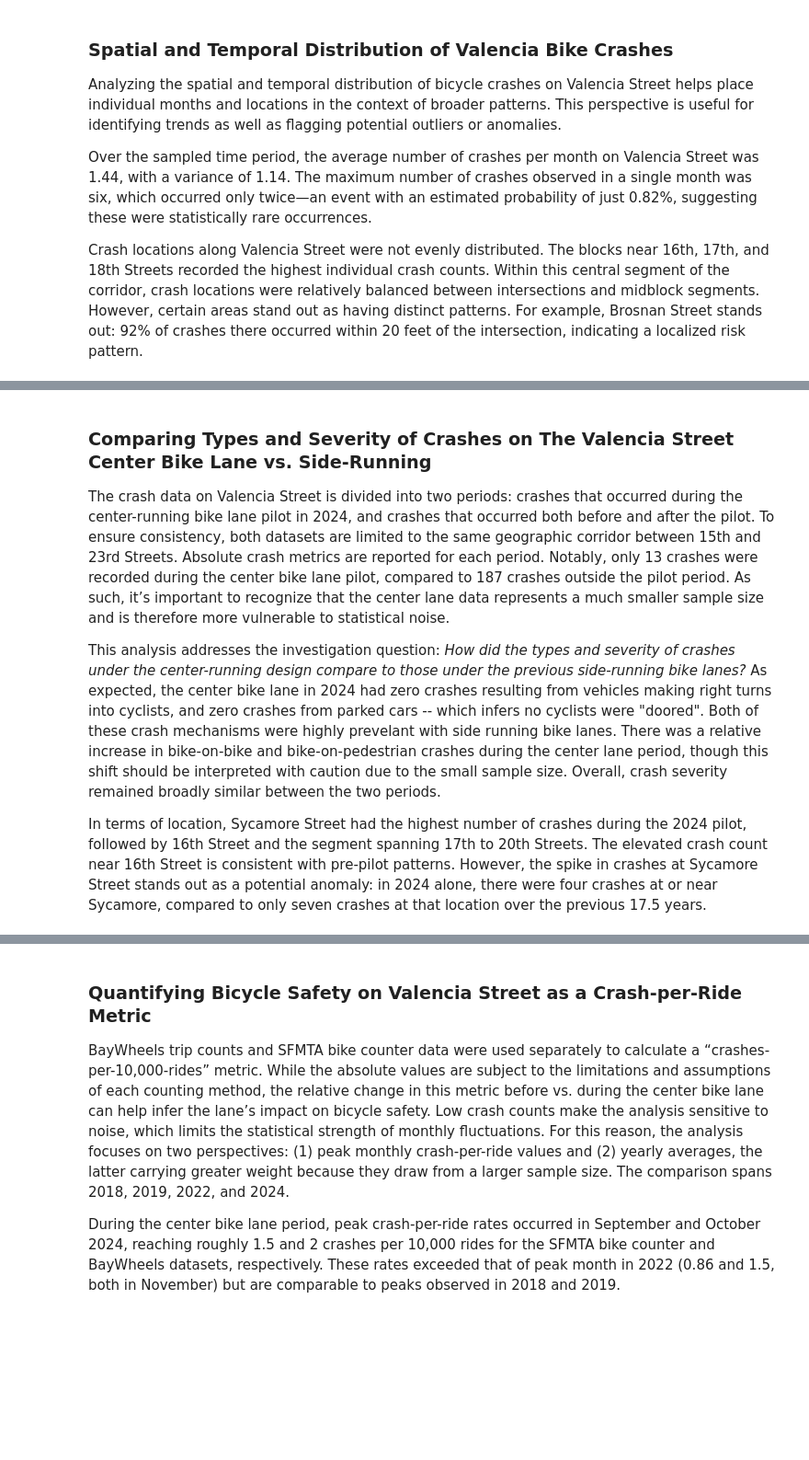
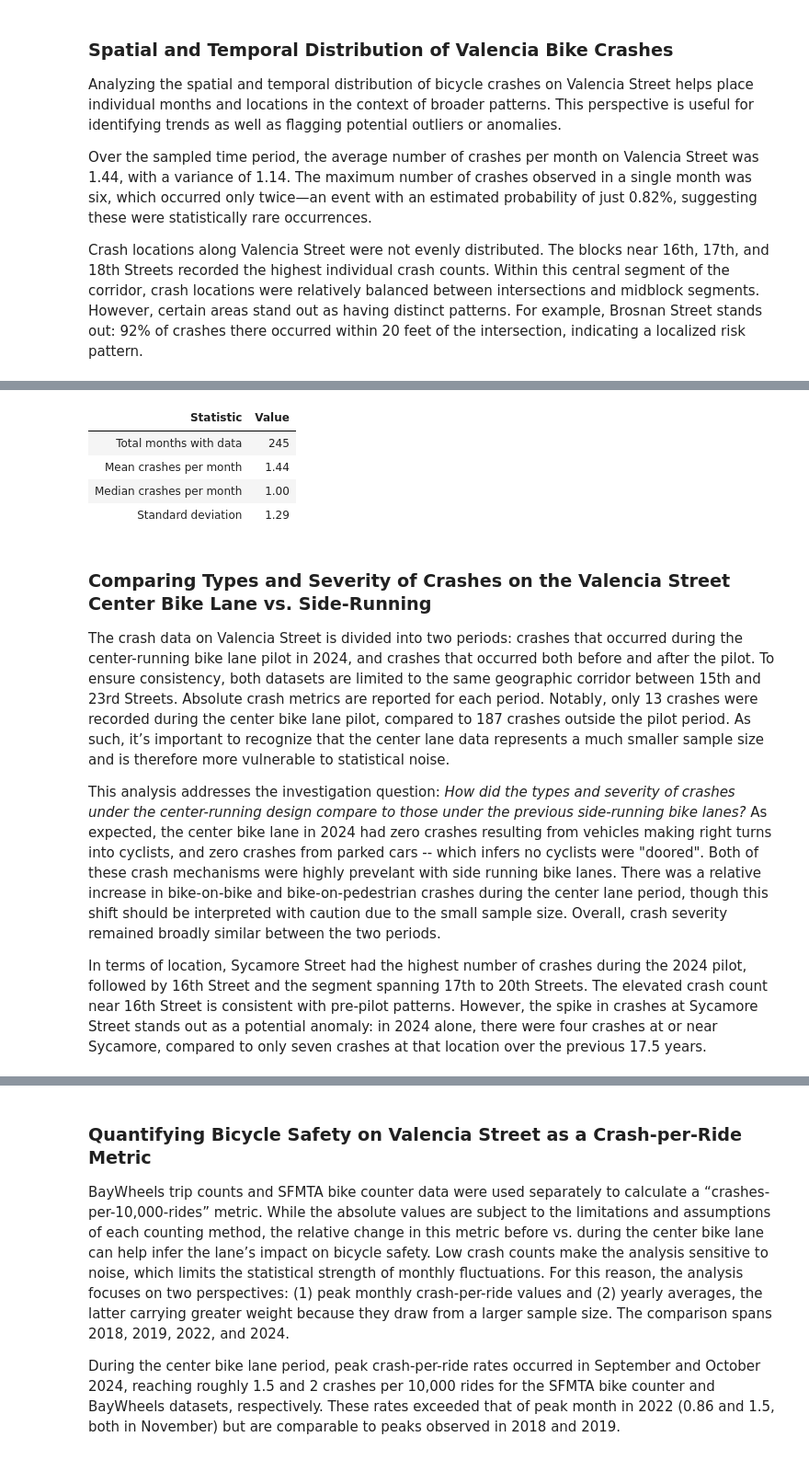
Before and after one commit to los-sama/valencia_bike_lane, a Jupyter notebook: notebooks/valencia_bike_lane_safety.ipynb, the cells around one changed output, grey strips where cells are left out. Shown at 92% size. Saved outputs shown, nothing was run; the diff lists cells and outputs as text; code cells hidden in the pictures; blank space fills up the shorter version.

```diff
--- a/notebooks/valencia_bike_lane_safety.ipynb
+++ b/notebooks/valencia_bike_lane_safety.ipynb
@@ -478,6 +538,7 @@ Over the sampled time period, the average number of crashes per month on Valenci
 Crash locations along Valencia Street were not evenly distributed. The blocks near 16th, 17th, and 18th Streets recorded the highest individual crash counts. Within this central segment of the corridor, crash locations were relatively balanced between intersections and midblock segments. However, certain areas stand out as having distinct patterns. For example, Brosnan Street stands out: 92% of crashes there occurred within 20 feet of the intersection, indicating a localized risk pattern.
 # %%
 from sklearn.cluster import KMeans
+from IPython.display import display, HTML
 
 # where do valencia bike crashes happen?
 
@@ -519,7 +580,7 @@ for site in cluster_summary.index:
         lat=[lat],
         lon=[lon],
         mode='markers',
-        marker=dict(size=count, color='blue', opacity=0.6),
+        marker=dict(size=count, color='lightblue', opacity=0.6),
         name=cluster_summary.loc[site, 'secondary_rd'] + ' (' + str(count) + ' crashes)',
     ))
 
@@ -528,11 +589,11 @@ center_lat = cluster_summary['latitude'].mean()
 center_lon = cluster_summary['longitude'].mean()
 fig.update_layout(
     map=dict(
-        style='carto-positron',  # Simpler, clean street map style
+        style='carto-darkmatter',  # Dark theme street map style
         center=dict(lat=center_lat, lon=center_lon),
         zoom=13,
     ),
-    margin={"r":0,"t":40,"l":0,"b":0},  # Increase top margin for title
+    margin={"r":0,"t":40,"l":0,"b":0},
     title=dict(
         text="Valencia Street Bike Crash Locations",
         font=dict(size=20),
@@ -569,16 +630,15 @@ for intersection_type in cross_street_intersection_data.columns:
 
 # Update layout for stacked bar chart
 fig_cross_streets.update_layout(
-    title='Valencia Street Bike Crashes by Cross Street and Location Type (Top 15)',
+    title='Valencia Street Bike Crashes by Cross Street and Block Location (Top 15)',
     xaxis_title='Cross Street',
     yaxis_title='Number of Crashes',
     xaxis_tickangle=-45,
     barmode='stack',
-    legend_title='Crash Location Type'
+    legend_title='Block Location'
 )
 
 fig_cross_streets.show()
-
 
 # Extract year-month from valencia_bike_crashes
 valencia_bike_crashes_copy = valencia_bike_crashes.copy()
@@ -625,7 +685,7 @@ fig_histogram.add_trace(go.Histogram(
 ))
 
 fig_histogram.update_layout(
-    title='Distribution of Valencia Street Bike Crash Frequency',
+    title='Distribution of Valencia Street Bike Crash Monthly Frequency',
     xaxis_title='Number of Crashes per Month',
     yaxis_title='Probability',
     showlegend=False
@@ -633,17 +693,55 @@ fig_histogram.update_layout(
 
 fig_histogram.show()
 
-# Print summary statistics
-print(f"Valencia bike crashes summary statistics:")
-print(f"Total months with data: {len(crashes_per_month)}")
-print(f"Mean crashes per month: {crashes_per_month.mean():.2f}")
-print(f"Median crashes per month: {crashes_per_month.median():.2f}")
-print(f"Standard deviation: {crashes_per_month.std():.2f}")
+# Print summary statistics as a dark themed HTML table
 
+summary_stats = {
+    "Total months with data": len(crashes_per_month),
+    "Mean crashes per month": f"{crashes_per_month.mean():.2f}",
+    "Median crashes per month": f"{crashes_per_month.median():.2f}",
+    "Standard deviation": f"{crashes_per_month.std():.2f}"
+}
 
-# Print time range information
-print(f"Time period covered: {crashes_per_month.index.min()} to {crashes_per_month.index.max()}")
-print(f"Total time span: {len(crashes_per_month)} months")
+html_table = """
+<style>
+.dark-table {
+    background: #222;
+    color: #eee;
+    border-collapse: collapse;
+\    margin: 10px 0;
+    font-family: 'Segoe UI', Arial, sans-serif;
+}
+.dark-table th, .dark-table td {
+    border: 1px solid #444;
+    padding: 8px 12px;
+    text-align: left;
+}
+.dark-table th {
+    background: #333;
+    color: #ffb347;
+}
+.dark-table tr:nth-child(even) {
+    background: #282828;
+}
+</style>
+<center>
+<table class="dark-table" style="width: 40%; margin: 10px 0;">
+    <thead>
+        <tr>
+            <th>Statistic</th>
+            <th>Value</th>
+        </tr>
+    </thead>
+    <tbody>
+"""
+for stat, value in summary_stats.items():
+    html_table += f"<tr><td>{stat}</td><td>{value}</td></tr>"
+html_table += """
+    </tbody>
+</table></center>
+"""
+
+display(HTML(html_table))
 # %% [output]
 [interactive output not drawn]
 [interactive output not drawn]
@@ -658,5 +749,10 @@ Total time span: 245 months
+| Statistic | Value |
+| Total months with data | 245 |
+| Mean crashes per month | 1.44 |
+| Median crashes per month | 1.00 |
+| Standard deviation | 1.29 |
 # %% [markdown]
-### Comparing Types and Severity of Crashes on The Valencia Street Center Bike Lane vs. Side-Running
+### Comparing Types and Severity of Crashes on the Valencia Street Center Bike Lane vs. Side-Running
 
 The crash data on Valencia Street is divided into two periods: crashes that occurred during the center-running bike lane pilot in 2024, and crashes that occurred both before and after the pilot. To ensure consistency, both datasets are limited to the same geographic corridor between 15th and 23rd Streets. Absolute crash metrics are reported for each period. Notably, only 13 crashes were recorded during the center bike lane pilot, compared to 187 crashes outside the pilot period. As such, it’s important to recognize that the center lane data represents a much smaller sample size and is therefore more vulnerable to statistical noise.
 
```
Also changed, not shown: parts of 9 cells of this notebook.
